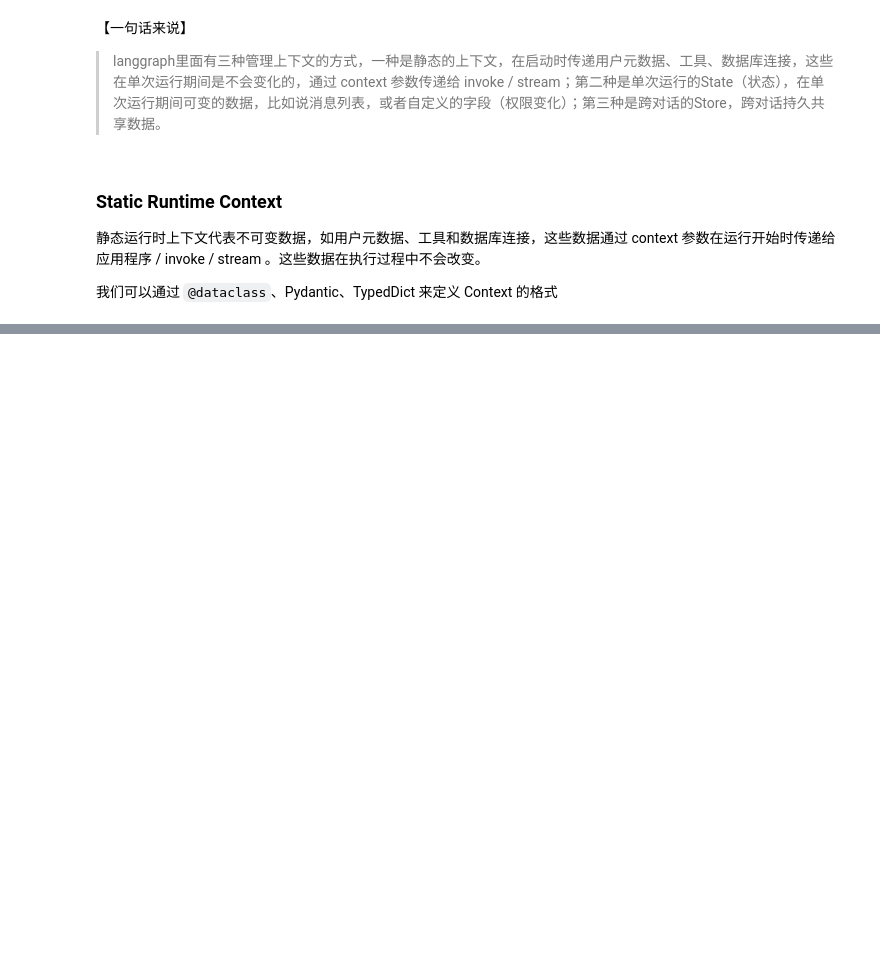
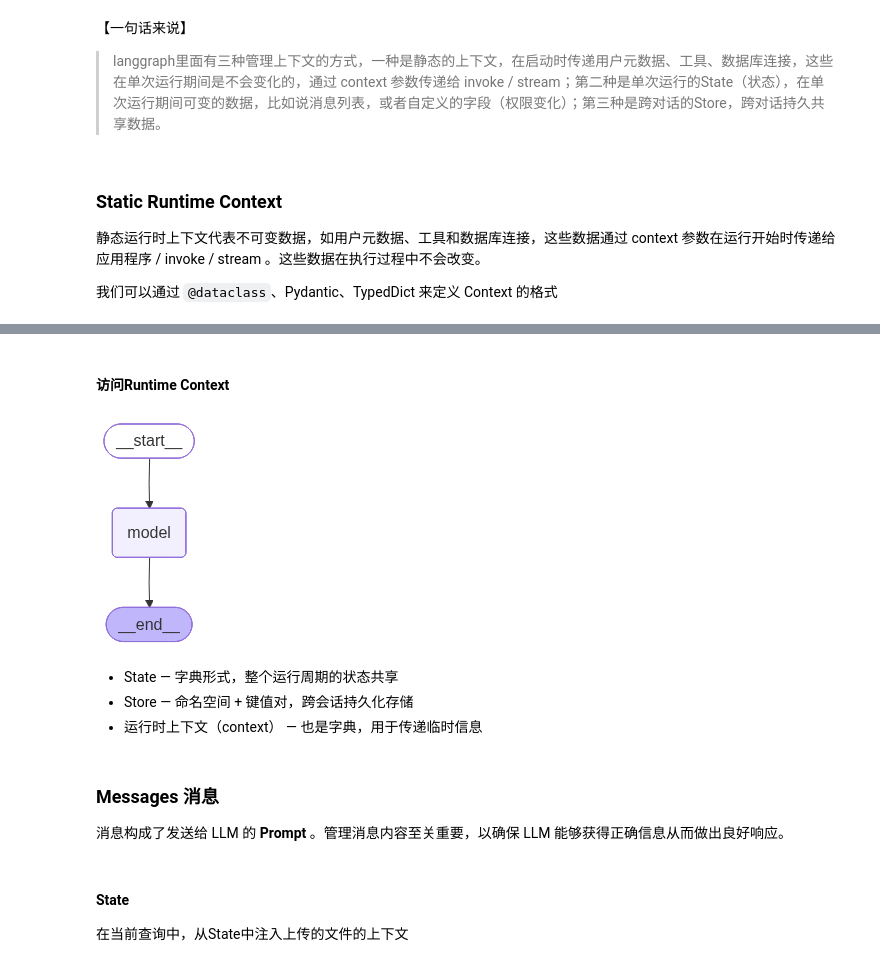
Before and after one commit to Chasen-Liao/langchain-doc, a Jupyter notebook: Advanced-Usage/Context_engineering.ipynb, the cells around one changed output, grey strips where cells are left out. Saved outputs shown, nothing was run; the diff lists cells and outputs as text; code cells hidden in the pictures; blank space fills up the shorter version.

```diff
--- a/Advanced-Usage/Context_engineering.ipynb
+++ b/Advanced-Usage/Context_engineering.ipynb
@@ -57,0 +267,50 @@ langgraph提供了三种管理上下文的方式，结合了可变性和生命
+# %% [markdown]
+#### 访问Runtime Context
+# %%
+from dataclasses import dataclass
+from langchain.agents import create_agent
+from langchain.agents.middleware import dynamic_prompt, ModelRequest
+
+@dataclass
+class Context:
+    user_role: str
+    deployment_env: str
+
+@dynamic_prompt
+def context_aware_prompt(request: ModelRequest) -> str:
+    # Read from Runtime Context: user role and environment
+    user_role = request.runtime.context.user_role
+    env = request.runtime.context.deployment_env
+
+    base = "You are a helpful assistant."
+
+    if user_role == "admin":
+        base += "\nYou have admin access. You can perform all operations."
+    elif user_role == "viewer":
+        base += "\nYou have read-only access. Guide users to read operations only."
+
+    if env == "production":
+        base += "\nBe extra careful with any data modifications."
+
+    return base
+
+agent = create_agent(
+    model=llm,
+    tools=[],
+    middleware=[context_aware_prompt],
+    context_schema=Context
+)
+
+agent
+# %% [output]
+[figure, added]
+# %% [markdown]
+- State — 字典形式，整个运行周期的状态共享
+- Store — 命名空间 + 键值对，跨会话持久化存储
+- 运行时上下文（context） — 也是字典，用于传递临时信息
+# %% [markdown]
+### Messages 消息
+消息构成了发送给 LLM 的 **Prompt** 。管理消息内容至关重要，以确保 LLM 能够获得正确信息从而做出良好响应。
+# %% [markdown]
+#### State
+在当前查询中，从State中注入上传的文件的上下文
```
Also changed, not shown: parts of 19 cells of this notebook, 1 other file.
